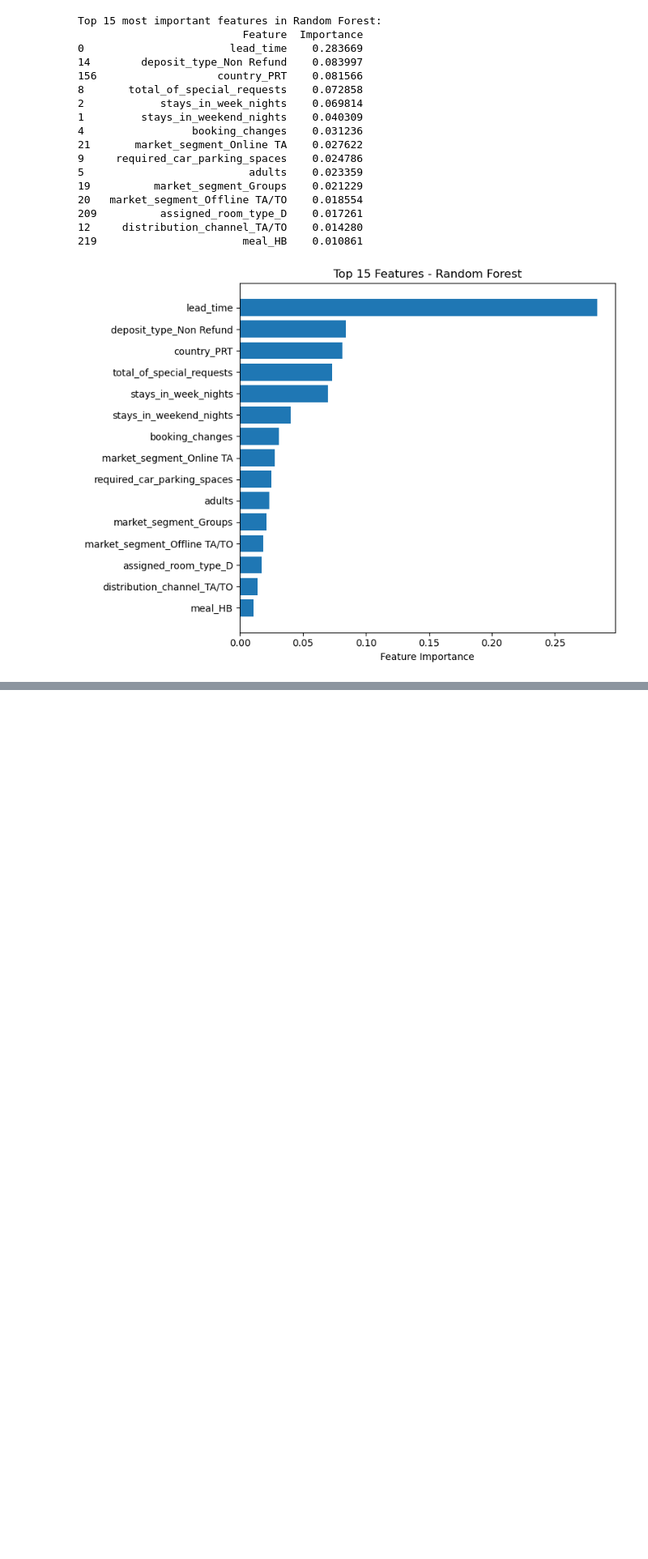
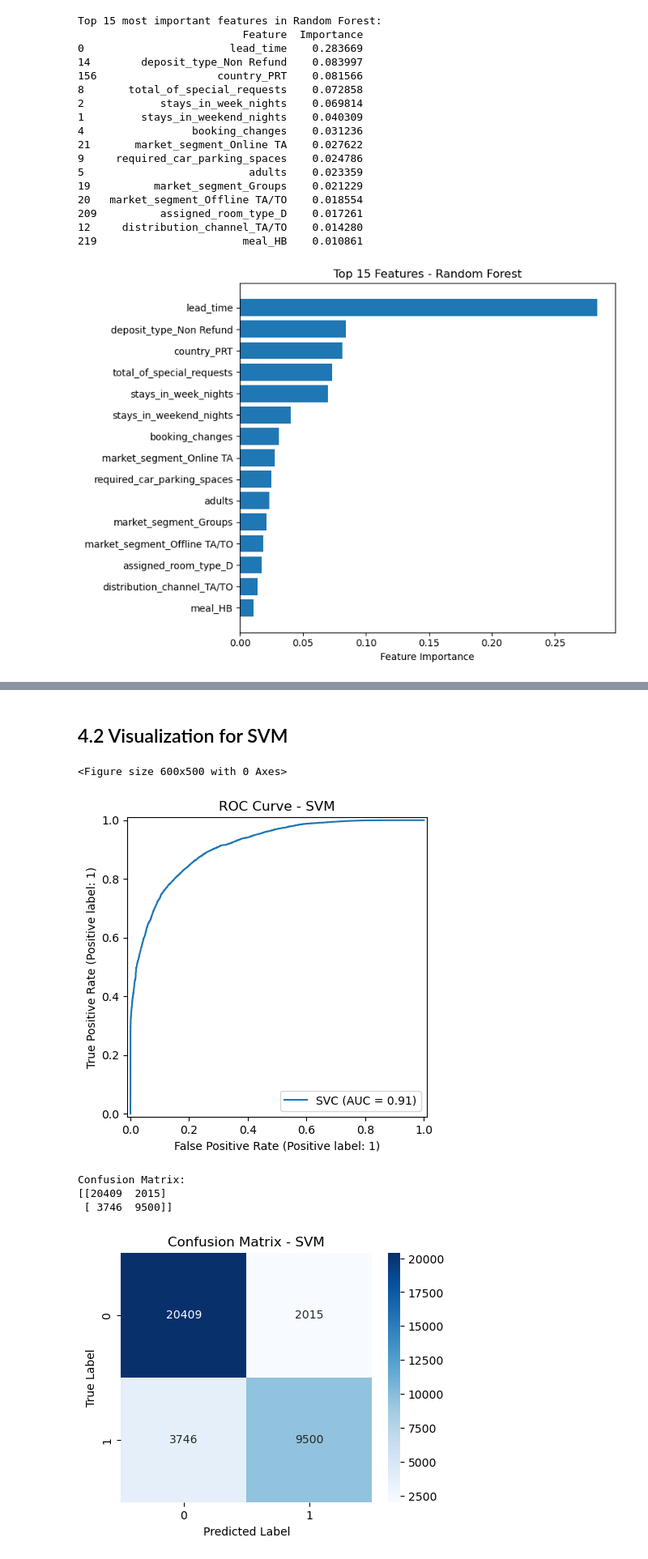
Before and after one commit to QIQI325/Yongqi-Code, a Jupyter notebook: pythonProject/Cancel_Prediction.ipynb, the cells around one changed output, grey strips where cells are left out. Shown: that part at 81% size. Saved outputs shown, nothing was run; the diff lists cells and outputs as text; code cells hidden in the pictures; blank space fills up the shorter version.

```diff
--- a/pythonProject/Cancel_Prediction.ipynb
+++ b/pythonProject/Cancel_Prediction.ipynb
@@ -315,0 +339,21 @@ Top 15 most important features in Random Forest:
+# %%
+from sklearn.svm import SVC
+from sklearn.metrics import classification_report, confusion_matrix, roc_auc_score, roc_curve
+
+# Model Training and Prediction: SVM
+svm_clf = SVC(kernel='rbf', probability=True, random_state=42)
+svm_clf.fit(X_train, y_train)
+
+# Predict labels and predicted probabilities
+y_pred_svm = svm_clf.predict(X_test)
+y_prob_svm = svm_clf.predict_proba(X_test)[:, 1]
+
+# Model Evaluation: SVM
+print("SVM Classification Report:")
+print(classification_report(y_test, y_pred_svm))
+
+print("SVM Confusion Matrix:")
+print(confusion_matrix(y_test, y_pred_svm))
+
+roc_auc_svm = roc_auc_score(y_test, y_prob_svm)
+print(f"SVM ROC-AUC Score: {roc_auc_svm:.4f}")
@@ -315,0 +375,32 @@ Top 15 most important features in Random Forest:
+# %% [markdown]
+## 4.2 Visualization for SVM
+# %%
+import matplotlib.pyplot as plt
+import seaborn as sns
+from sklearn.metrics import RocCurveDisplay, confusion_matrix
+
+# Plot ROC curve using from_estimator
+plt.figure(figsize=(6, 5))
+RocCurveDisplay.from_estimator(svm_clf, X_test, y_test)
+plt.title("ROC Curve - SVM")
+plt.show()
+
+# Print confusion matrix values
+print("Confusion Matrix:")
+print(confusion_matrix(y_test, y_pred_svm))
+
+# Plot confusion matrix as heatmap
+cm = confusion_matrix(y_test, y_pred_svm)
+plt.figure(figsize=(5, 4))
+sns.heatmap(cm, annot=True, fmt='d', cmap='Blues')
+plt.xlabel("Predicted Label")
+plt.ylabel("True Label")
+plt.title("Confusion Matrix - SVM")
+plt.show()
+# %% [output]
+<Figure size 600x500 with 0 Axes>
+[figure, added]
+Confusion Matrix:
+[[20409  2015]
+ [ 3746  9500]]
+[figure, added]
```
Also changed, not shown: parts of 18 cells of this notebook.
